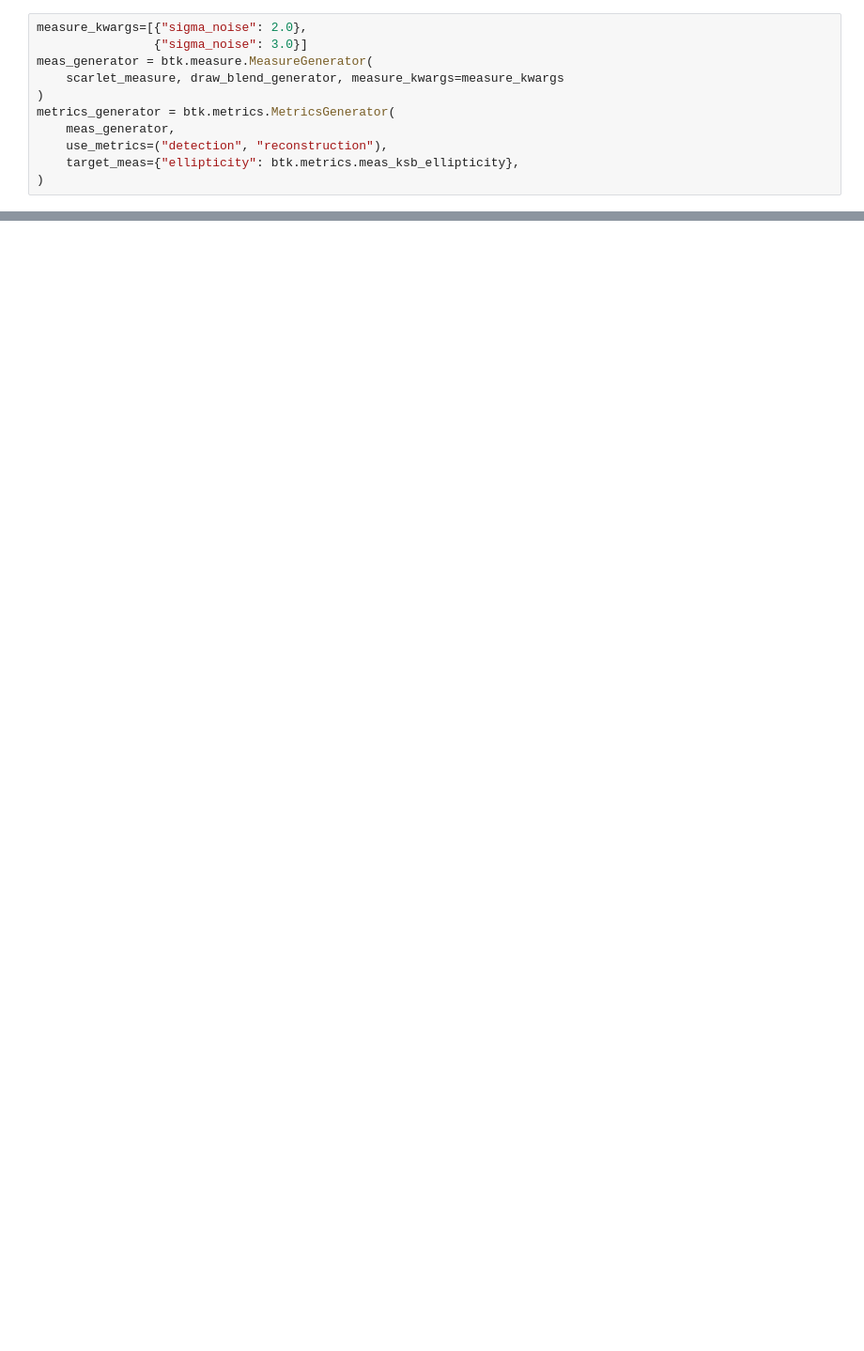
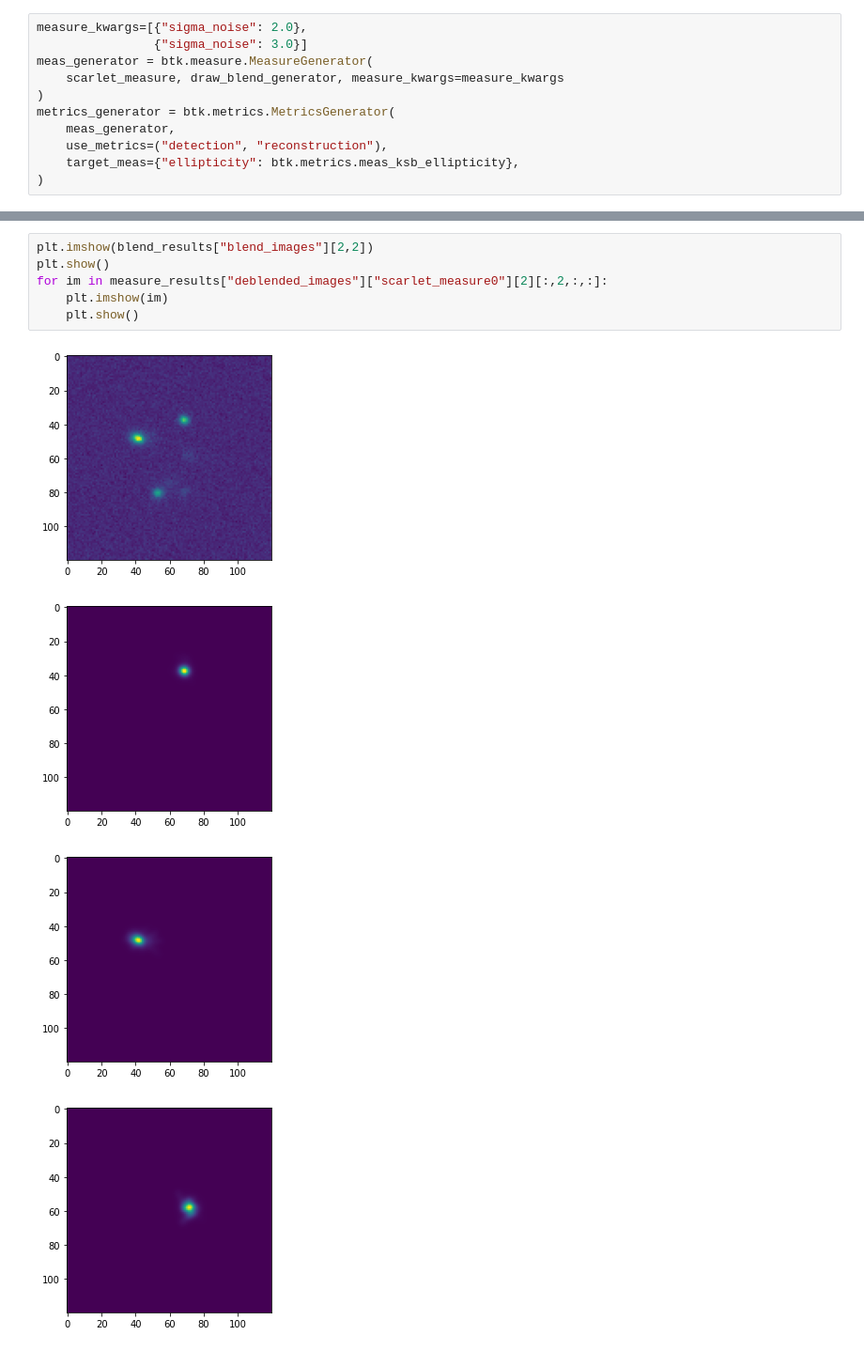
Before and after one commit to LSSTDESC/BlendingToolKit, a Jupyter notebook: notebooks/scarlet-measure.ipynb, the cells around one changed output, grey strips where cells are left out. Shown: that part at 94% size. Saved outputs shown, nothing was run; the diff lists cells and outputs as text; blank space fills up the shorter version.

```diff
--- a/notebooks/scarlet-measure.ipynb
+++ b/notebooks/scarlet-measure.ipynb
@@ -132,0 +130,11 @@ btk.plot_utils.plot_efficiency_matrix(results["detection"]["eff_matrix"])
+# %%
+plt.imshow(blend_results["blend_images"][2,2])
+plt.show()
+for im in measure_results["deblended_images"]["scarlet_measure0"][2][:,2,:,:]:
+    plt.imshow(im)
+    plt.show()
+# %% [output]
+[figure, added]
+[figure, added]
+[figure, added]
+[figure, added]
```
Also changed, not shown: parts of 4 cells of this notebook.
